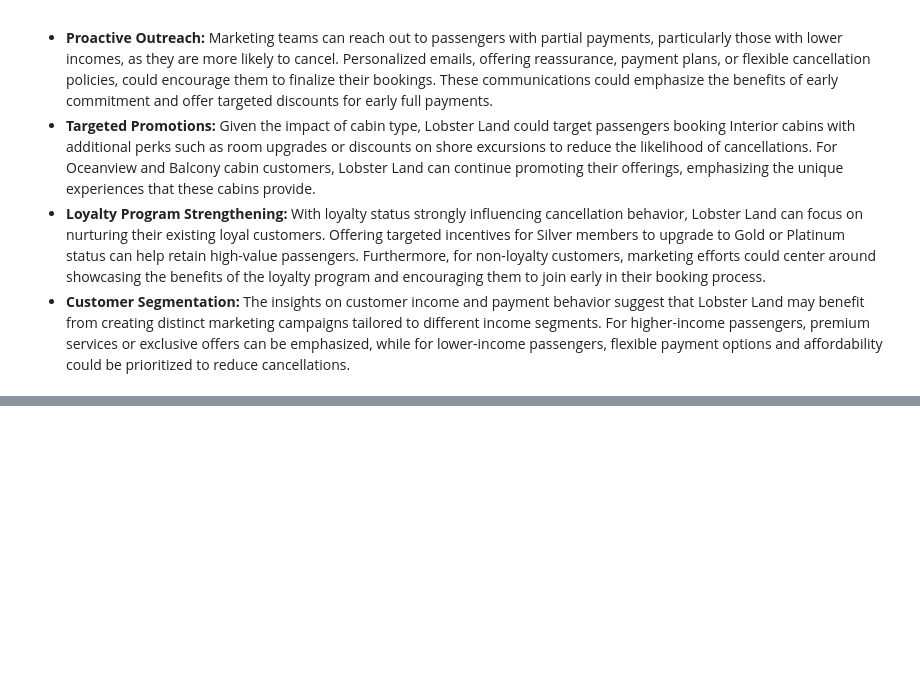
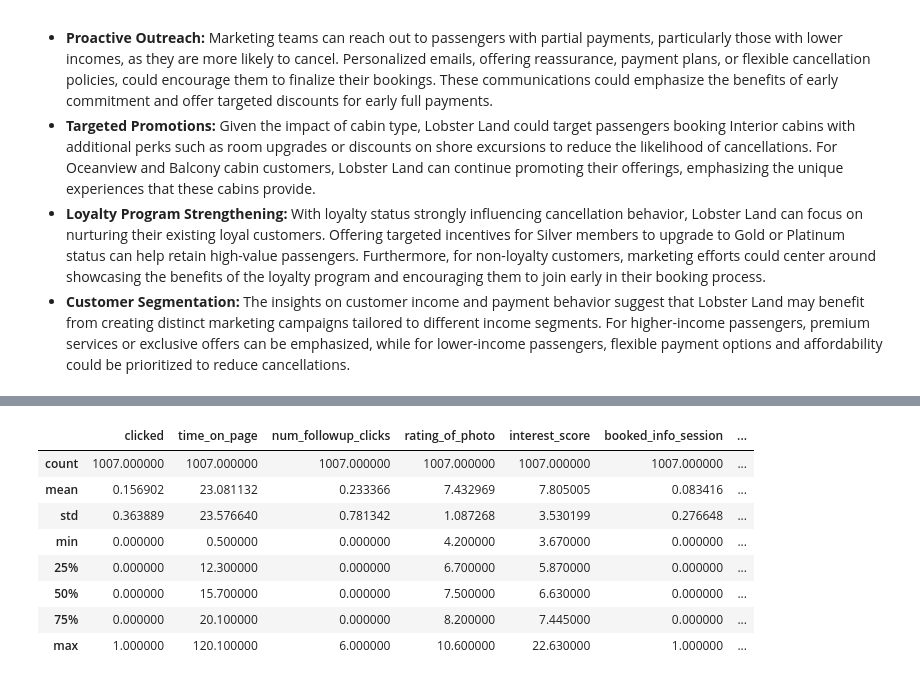
Before and after one commit to pranjul11garg/Lobster-Land-Marketing-Strategy, a Jupyter notebook: lobster.ipynb, the cells around one changed output, grey strips where cells are left out. Cells and saved outputs as stored; diff of their text form; code cells hidden in the pictures; blank space fills up the shorter version.

```diff
--- a/lobster.ipynb
+++ b/lobster.ipynb
@@ -1088,0 +1100,13 @@ Based on these insights, Lobster Land marketing teams can develop targeted strat
+# %%
+ab_pics = ab_pics.dropna()
+ab_pics.describe()
+# %% [output]
+|  | clicked | time_on_page | num_followup_clicks | rating_of_photo | interest_score | booked_info_session | ... |
+| count | 1007.000000 | 1007.000000 | 1007.000000 | 1007.000000 | 1007.000000 | 1007.000000 | ... |
+| mean | 0.156902 | 23.081132 | 0.233366 | 7.432969 | 7.805005 | 0.083416 | ... |
+| std | 0.363889 | 23.576640 | 0.781342 | 1.087268 | 3.530199 | 0.276648 | ... |
+| min | 0.000000 | 0.500000 | 0.000000 | 4.200000 | 3.670000 | 0.000000 | ... |
+| 25% | 0.000000 | 12.300000 | 0.000000 | 6.700000 | 5.870000 | 0.000000 | ... |
+| 50% | 0.000000 | 15.700000 | 0.000000 | 7.500000 | 6.630000 | 0.000000 | ... |
+| 75% | 0.000000 | 20.100000 | 0.000000 | 8.200000 | 7.445000 | 0.000000 | ... |
+| max | 1.000000 | 120.100000 | 6.000000 | 10.600000 | 22.630000 | 1.000000 | ... |
```
Also changed, not shown: parts of 2 cells of this notebook.
